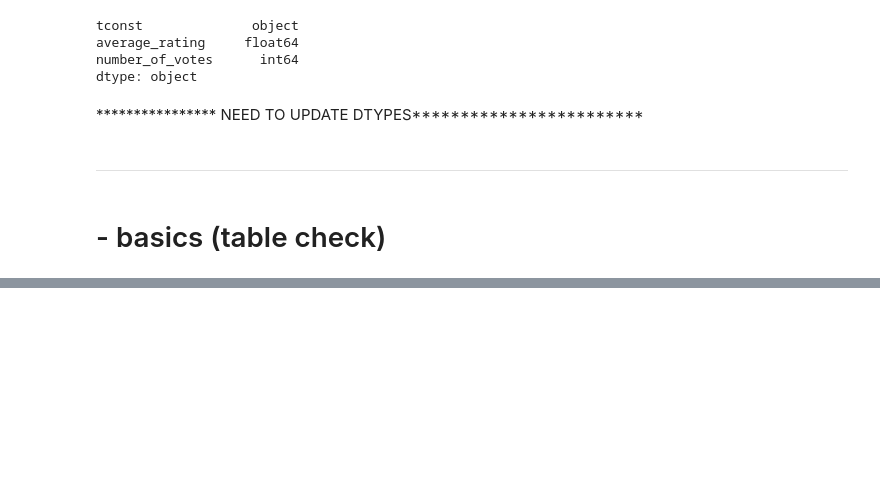
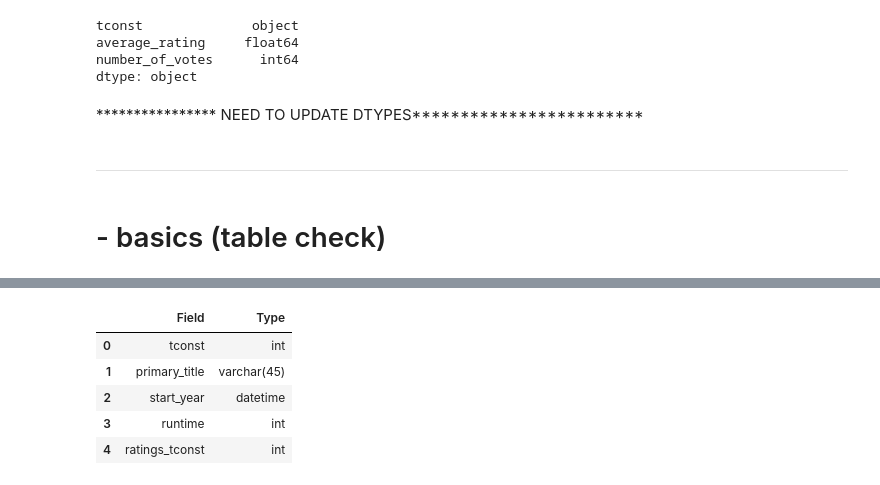
Before and after one commit to lrnrdr/Lori-pt-data-enrichment, a Jupyter notebook: Part_2.ipynb, the cells around one changed output, grey strips where cells are left out. Drawn from its saved outputs; the diff is of its cells as text; code cells hidden in the pictures; blank space fills up the shorter version.

```diff
--- a/Part_2.ipynb
+++ b/Part_2.ipynb
@@ -186,10 +200,17 @@ basics.head(2)
 # %%
 # Reviewing (ERD/database/SQL table's) data types (This will compare datatypes in the (ERD)database vs (CSV)our dataframe)
 # Note that the datatypes will not be an exact match but a general match.
 # For example, SQL's VARCHAR is equivalent to "object" or "string."
 # SQL's Decimal = pandas' float
 # SQL's date = pandas' datetime
-describe_bs[['Field','Type']]
+describe[['Field','Type']]
+# %% [output]
+|  | Field | Type |
+| 0 | tconst | int |
+| 1 | primary_title | varchar(45) |
+| 2 | start_year | datetime |
+| 3 | runtime | int |
+| 4 | ratings_tconst | int |
 # %%
 # Reviewing dataframe's/(csv data) data types
 # Need this to match the ERD/database
```
Also changed, not shown: parts of 16 cells of this notebook, 3 other files.
